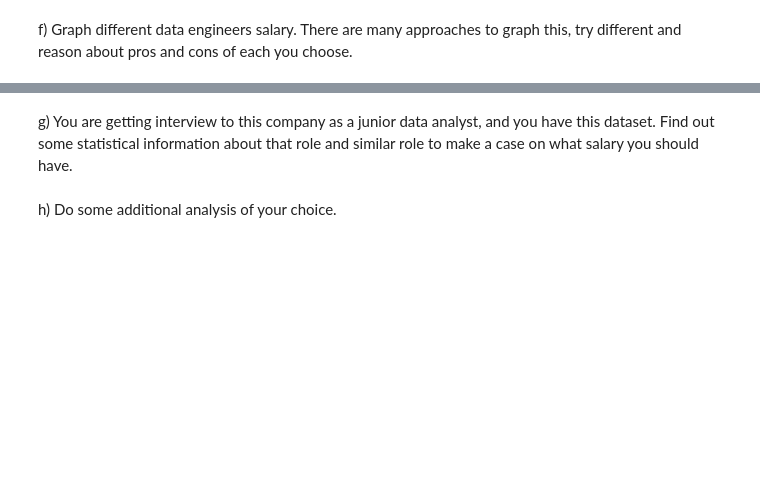
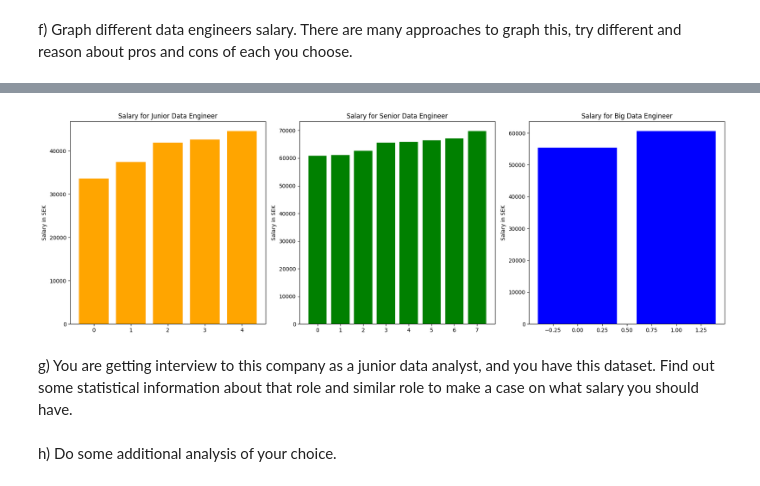
Before and after one commit to HolmstromAnna/Fullstack_data_anna_holmstrom, a Jupyter notebook: exercises/exercise1_data_processing.ipynb, the cells around one changed output, grey strips where cells are left out. Cells and saved outputs as stored; diff of their text form; code cells hidden in the pictures; blank space fills up the shorter version.

```diff
--- a/exercises/exercise1_data_processing.ipynb
+++ b/exercises/exercise1_data_processing.ipynb
@@ -238,3 +295,19 @@ f) Graph different data engineers salary. There are many approaches to graph thi
+# %%
+fig, axes = plt.subplots(nrows=1, ncols=3, figsize=(18, 6))
+
+positions = ["Junior Data Engineer", "Senior Data Engineer", "Big Data Engineer"]
+colors = ["orange", "green", "blue"]
+
+for i, position in enumerate(positions):
+    subset = position_salaries[position_salaries["Position"] == position]
+    axes[i].bar(range(len(subset)), subset["Salary_SEK"], color=colors[i])
+    axes[i].set_title(f"Salary for {position}")
+    axes[i].set_ylabel("Salary in SEK")
+
+plt.tight_layout()
+plt.show()
+# %% [output]
+[figure, added]
 # %% [markdown]
 g) You are getting interview to this company as a junior data analyst, and you have this dataset. Find out some statistical information about that role and similar role to make a case on what salary you should have.
 # %% [markdown]
```
Also changed, not shown: parts of 12 cells of this notebook.
